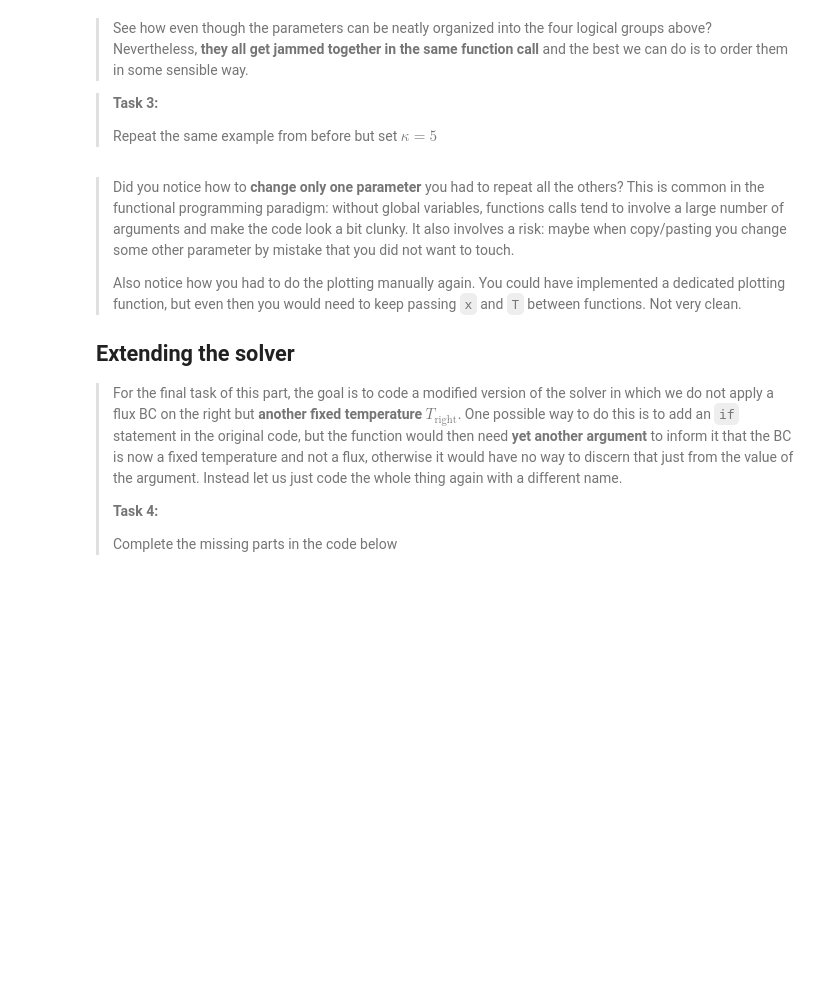
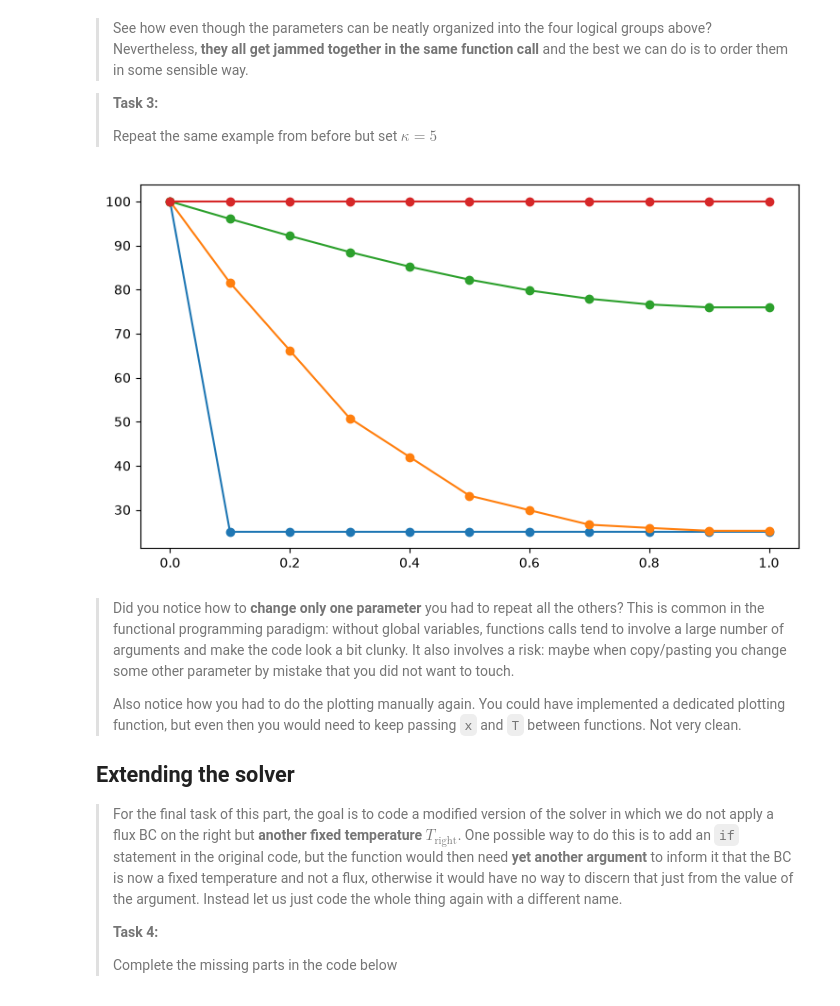
Before and after one commit to sultanhezam070/PA2.1, a Jupyter notebook: 1_functional.ipynb, the cells around one changed output. Cells and saved outputs as stored; diff of their text form; code cells hidden in the pictures; blank space fills up the shorter version.

```diff
--- a/1_functional.ipynb
+++ b/1_functional.ipynb
@@ -86,3 +98,24 @@ x,T = # YOUR_CODE_LINE_HERE
+# %%
+import matplotlib.pyplot as plt
+# run the solver
+x,T =  run_diffusion(
+    L=1,      # length of the bar
+    dx=0.1,     # discretization in space
+    dt=0.001,    # discretization in time
+    kappa=5,   # heat diffusivity
+    T_init=25, # initial temperature
+    T_left=100,  # Temperature on the left
+    h_right=0, # Flux on the right
+    n_steps =1000, # number of time steps
+    )
+
+# plot the solution
+plt.figure(figsize=(9, 5))
+
+for n in [0, 10, 100, 999]:
+    plt.plot(x, T[n, :], marker='o', label=f"Step {n}")
+# %% [output]
+[figure, added]
 # %% [markdown]
 > Did you notice how to **change only one parameter** you had to repeat all the others? This is common in the functional programming paradigm: without global variables, functions calls tend to involve a large number of arguments and make the code look a bit clunky. It also involves a risk: maybe when copy/pasting you change some other parameter by mistake that you did not want to touch.
 >
```
Also changed, not shown: parts of 8 cells of this notebook.
